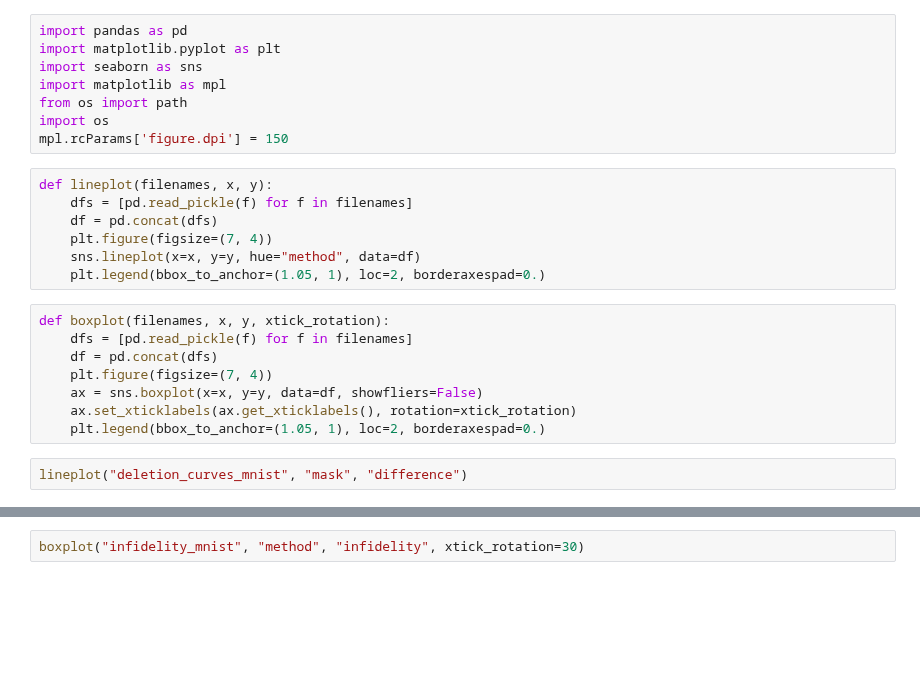
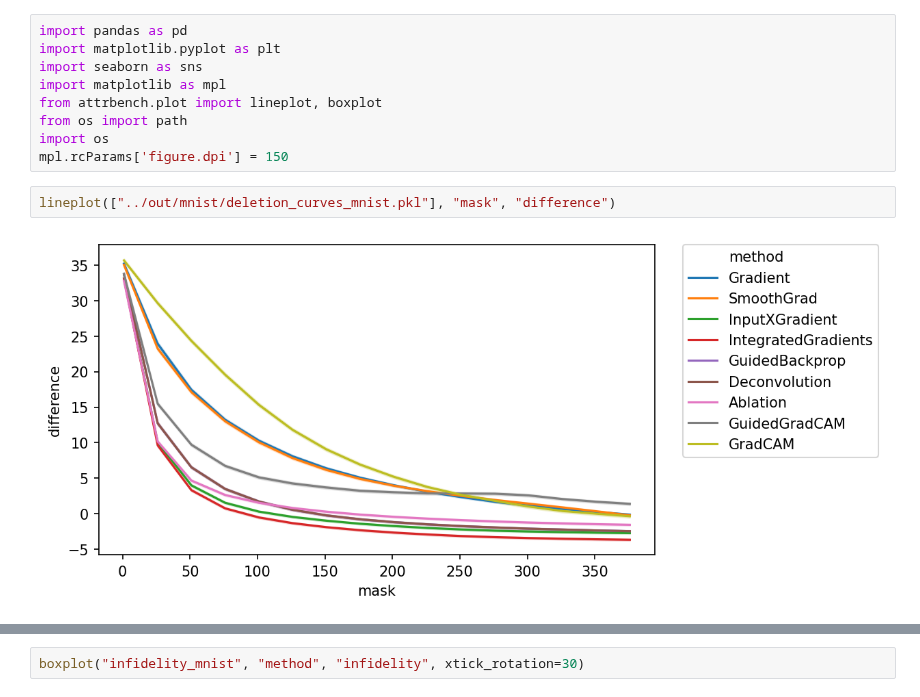
Before and after one commit to arnegevaert/benchmark, a Jupyter notebook: sandbox/plot_result.ipynb, the cells around one changed output, grey strips where cells are left out. Drawn from its saved outputs; the diff is of its cells as text; blank space fills up the shorter version.

Commit message:
plotting code + 4 workers

```diff
--- a/sandbox/plot_result.ipynb
+++ b/sandbox/plot_result.ipynb
@@ -3,23 +11,11 @@ import pandas as pd
 import matplotlib.pyplot as plt
 import seaborn as sns
 import matplotlib as mpl
+from attrbench.plot import lineplot, boxplot
 from os import path
 import os
 mpl.rcParams['figure.dpi'] = 150
-# %%
-def lineplot(filenames, x, y):
-    dfs = [pd.read_pickle(f) for f in filenames]
-    df = pd.concat(dfs)
-    plt.figure(figsize=(7, 4))
-    sns.lineplot(x=x, y=y, hue="method", data=df)
-    plt.legend(bbox_to_anchor=(1.05, 1), loc=2, borderaxespad=0.)
-# %%
-def boxplot(filenames, x, y, xtick_rotation):
-    dfs = [pd.read_pickle(f) for f in filenames]
-    df = pd.concat(dfs)
-    plt.figure(figsize=(7, 4))
-    ax = sns.boxplot(x=x, y=y, data=df, showfliers=False)
-    ax.set_xticklabels(ax.get_xticklabels(), rotation=xtick_rotation)
-    plt.legend(bbox_to_anchor=(1.05, 1), loc=2, borderaxespad=0.)
 # %%
-lineplot("deletion_curves_mnist", "mask", "difference")
+lineplot(["../out/mnist/deletion_curves_mnist.pkl"], "mask", "difference")
+# %% [output]
+[figure, added]
```
Also changed, not shown: parts of 6 cells of this notebook, 8 other files.
